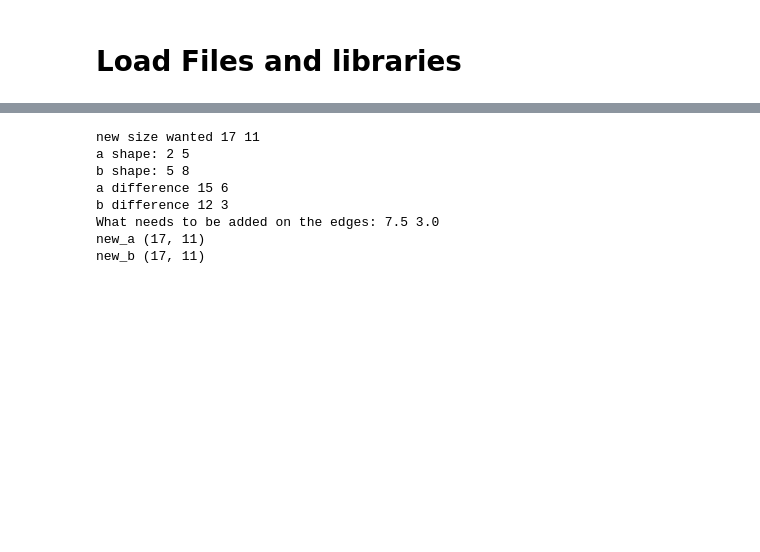
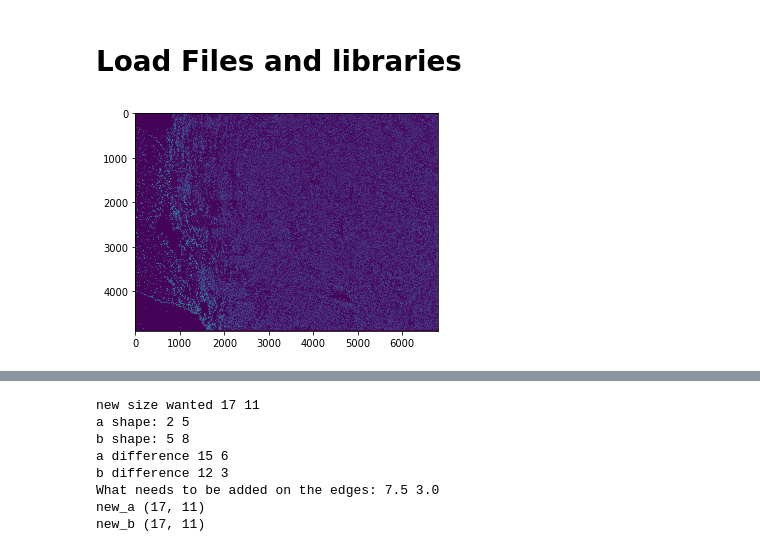
Before and after one commit to jhausserlab/HiFiAlignmentTool, a Jupyter notebook: ImageProcessing.ipynb, the cells around one changed output, grey strips where cells are left out. Cells and saved outputs as stored; diff of their text form; code cells hidden in the pictures; blank space fills up the shorter version.

Commit message:
Modifed testing
Trying out different image registration algorithms to find a rotation function that can solve our issue of rotation.

```diff
--- a/ImageProcessing.ipynb
+++ b/ImageProcessing.ipynb
@@ -13,3 +13,22 @@ import sys
 from sys import getsizeof # To know the size of the variables in bytes
 from aicsimageio import AICSImage
 import tifffile
+# %%
+import numpy as np
+import matplotlib.pyplot as plt
+
+from skimage import data
+from skimage.registration import phase_cross_correlation
+from skimage.transform import warp_polar, rotate, rescale
+from skimage.util import img_as_float
+
+fileName = 'r22_pr_al.tif'  #
+img = tifffile.imread('./'+fileName)
+fileName = 'r25_pr_al.tif'  #
+rot = tifffile.imread('./'+fileName)
+# %%
+#angle = 30
+
+image = img[-1,:,:]
+rotated = rot[-1,:,:]
+#rotated = rotate(rotated, angle)
@@ -15,0 +40,4 @@ import tifffile
+# %%
+imgplot = plt.imshow(image)
+# %% [output]
+[figure, added]
```
Also changed, not shown: parts of 11 cells of this notebook, 5 other files.
